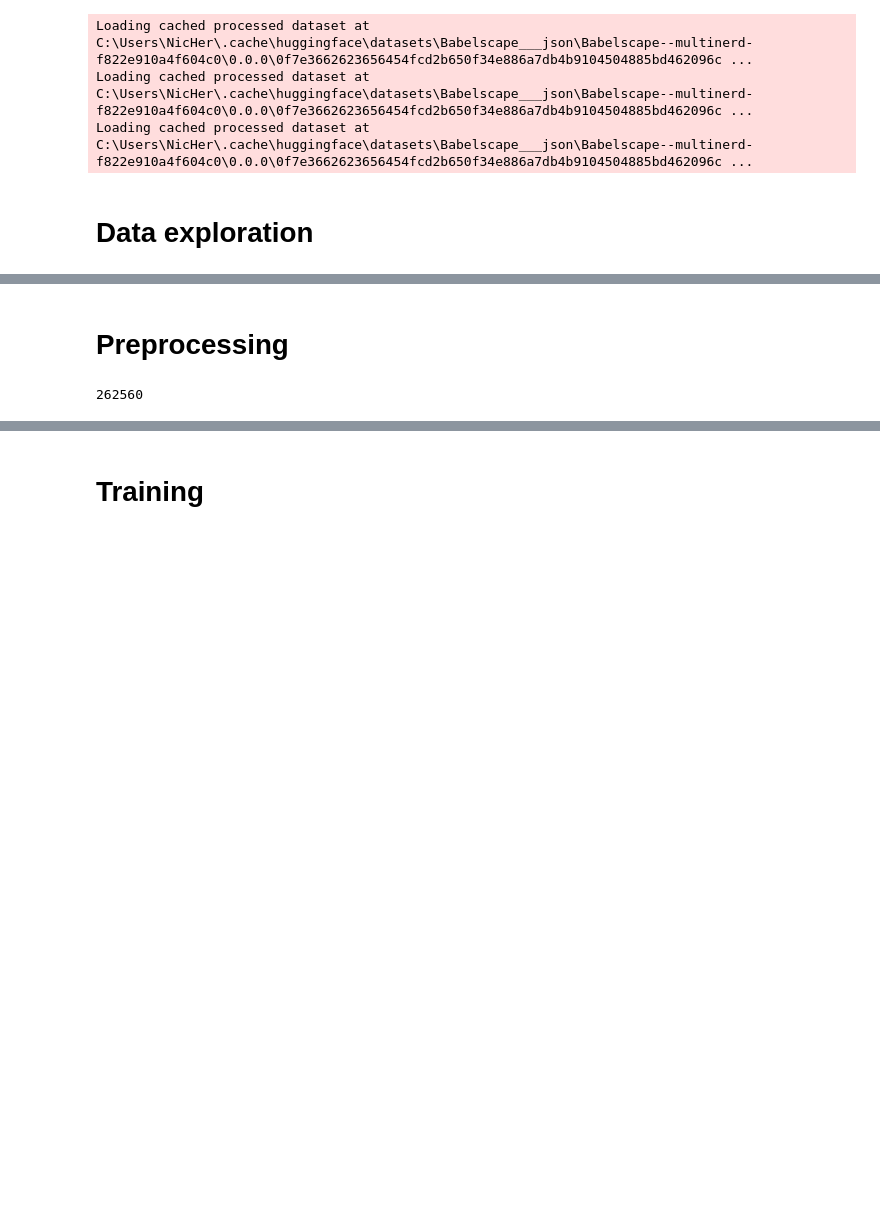
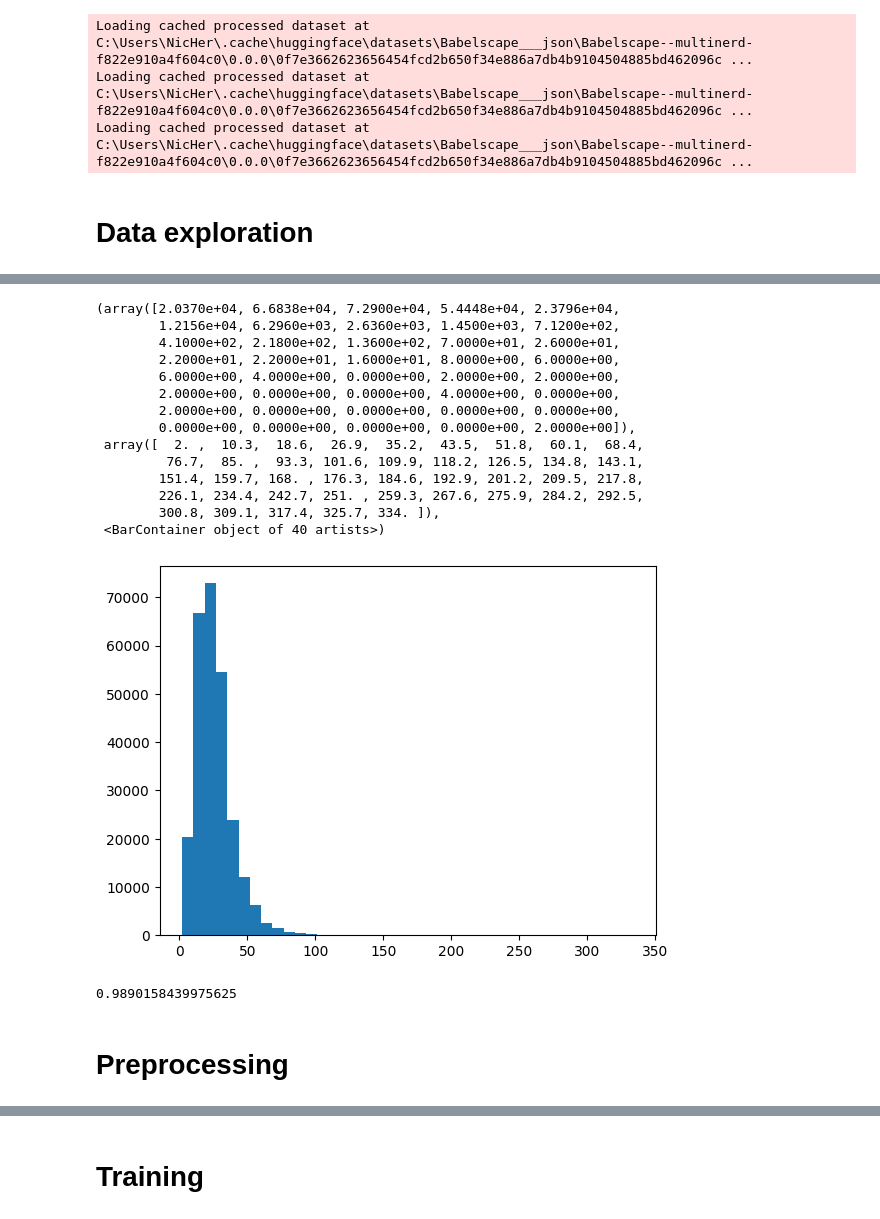
Before and after one commit to nicher92/rise_test_repo, a Jupyter notebook: rise.ipynb, the cells around one changed output, grey strips where cells are left out. Saved outputs shown, nothing was run; the diff lists cells and outputs as text; code cells hidden in the pictures; blank space fills up the shorter version.

```diff
--- a/rise.ipynb
+++ b/rise.ipynb
@@ -87,2 +132,29 @@ itos = {value:key for key,value in stoi.items()}
+# %%
+# Most texts are short, can get away with low max token length
+
+tokenized_sent_lengths = [len(tokenizer.tokenize(" ".join(x))) for x in dataset_eng["train"]["tokens"]]
+
+plt.hist(tokenized_sent_lengths, bins=40)
+# %% [output]
+(array([2.0370e+04, 6.6838e+04, 7.2900e+04, 5.4448e+04, 2.3796e+04,
+        1.2156e+04, 6.2960e+03, 2.6360e+03, 1.4500e+03, 7.1200e+02,
+        4.1000e+02, 2.1800e+02, 1.3600e+02, 7.0000e+01, 2.6000e+01,
+        2.2000e+01, 2.2000e+01, 1.6000e+01, 8.0000e+00, 6.0000e+00,
+        6.0000e+00, 4.0000e+00, 0.0000e+00, 2.0000e+00, 2.0000e+00,
+        2.0000e+00, 0.0000e+00, 0.0000e+00, 4.0000e+00, 0.0000e+00,
+        2.0000e+00, 0.0000e+00, 0.0000e+00, 0.0000e+00, 0.0000e+00,
+        0.0000e+00, 0.0000e+00, 0.0000e+00, 0.0000e+00, 2.0000e+00]),
+ array([  2. ,  10.3,  18.6,  26.9,  35.2,  43.5,  51.8,  60.1,  68.4,
+         76.7,  85. ,  93.3, 101.6, 109.9, 118.2, 126.5, 134.8, 143.1,
+        151.4, 159.7, 168. , 176.3, 184.6, 192.9, 201.2, 209.5, 217.8,
+        226.1, 234.4, 242.7, 251. , 259.3, 267.6, 275.9, 284.2, 292.5,
+        300.8, 309.1, 317.4, 325.7, 334. ]),
+ <BarContainer object of 40 artists>)
+[figure, added]
+# %%
+# Around 99 % of sentences are less than 70 tokens
+len([x for x in tokenized_sent_lengths if x < 70]) / len(tokenized_sent_lengths)
+# %% [output]
+0.9890158439975625
 # %% [markdown]
 # Preprocessing
@@ -174,7 +248,3 @@ all_labels = True
 training_dataset = prepare_data(dataset_eng, "train", all_labels)
 evaluation_dataset = prepare_data(dataset_eng, "validation", all_labels)
 testing_dataset = prepare_data(dataset_eng, "test", all_labels)
-# %%
-len(training_dataset)
-# %% [output]
-262560
```
Also changed, not shown: parts of 29 cells of this notebook.
